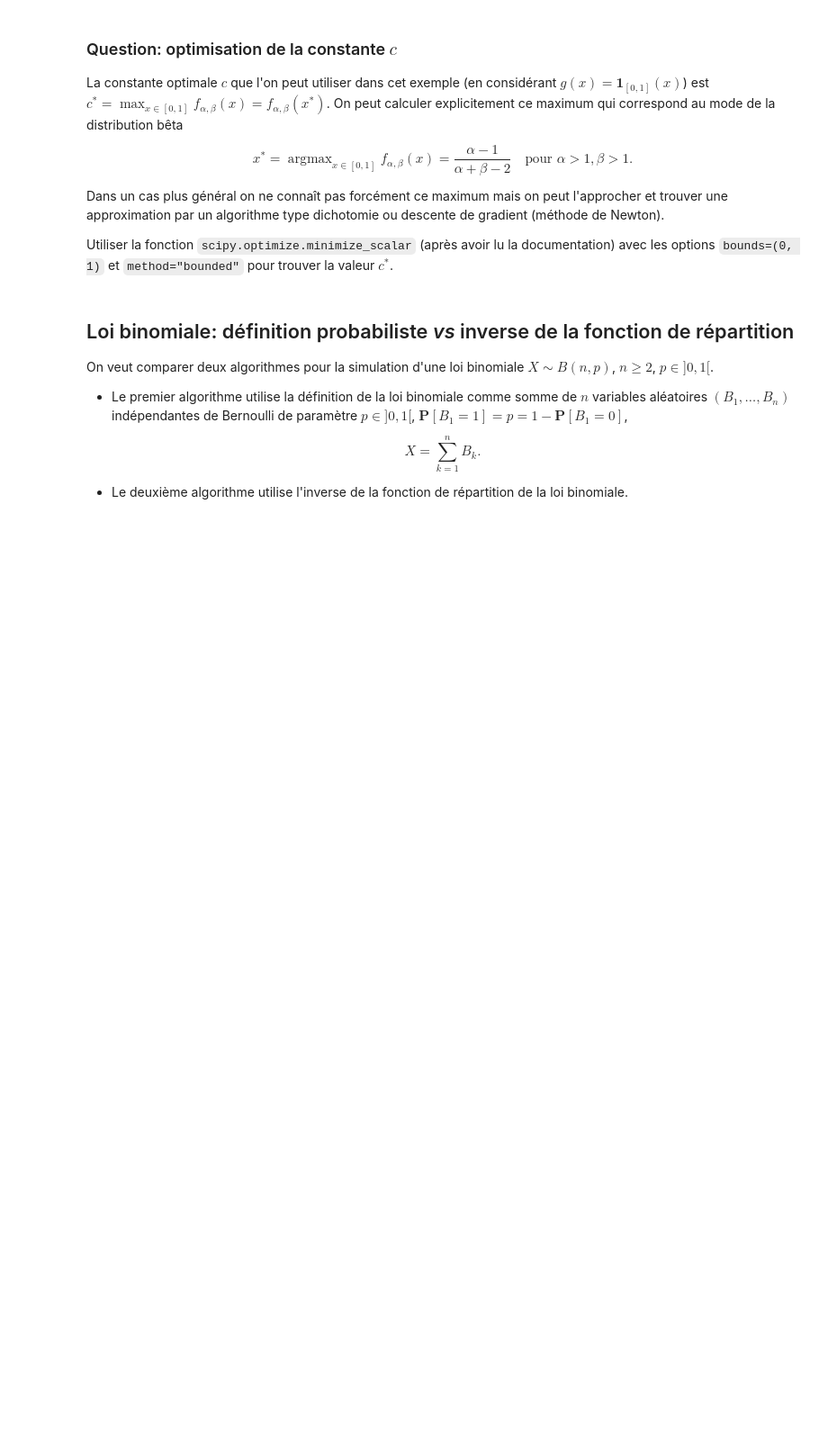
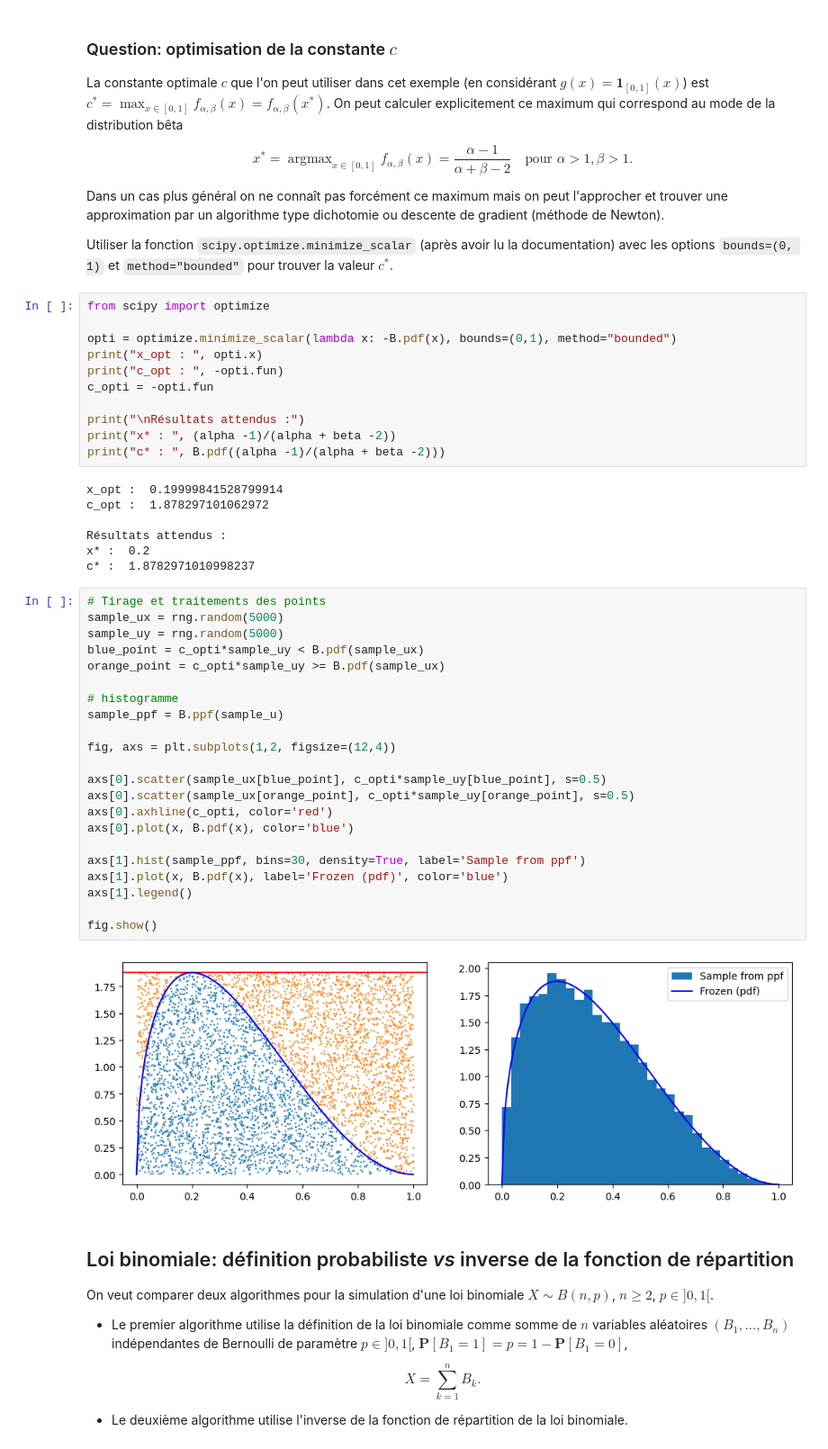
Before and after one commit to RoxaneC/M1-MATHS, a Jupyter notebook: Probabilités_Numériques/TP1/TP1 Sujet.ipynb, the cells around one changed output. Shown: that part at 90% size. Drawn from its saved outputs; the diff is of its cells as text; blank space fills up the shorter version.

```diff
--- a/Probabilités_Numériques/TP1/TP1 Sujet.ipynb
+++ b/Probabilités_Numériques/TP1/TP1 Sujet.ipynb
@@ -237,6 +237,48 @@ $$
 Dans un cas plus général on ne connaît pas forcément ce maximum mais on peut l'approcher et trouver une approximation par un algorithme type dichotomie ou descente de gradient (méthode de Newton).
 
 Utiliser la fonction `scipy.optimize.minimize_scalar` (après avoir lu la documentation) avec les options `bounds=(0, 1)` et `method="bounded"` pour trouver la valeur $c^*$.
+# %%
+from scipy import optimize
+
+opti = optimize.minimize_scalar(lambda x: -B.pdf(x), bounds=(0,1), method="bounded")
+print("x_opt : ", opti.x)
+print("c_opt : ", -opti.fun)
+c_opti = -opti.fun
+
+print("\nRésultats attendus :")
+print("x* : ", (alpha -1)/(alpha + beta -2))
+print("c* : ", B.pdf((alpha -1)/(alpha + beta -2)))
+# %% [output]
+x_opt :  0.19999841528799914
+c_opt :  1.878297101062972
+
+Résultats attendus :
+x* :  0.2
+c* :  1.8782971010998237
+# %%
+# Tirage et traitements des points
+sample_ux = rng.random(5000)
+sample_uy = rng.random(5000)
+blue_point = c_opti*sample_uy < B.pdf(sample_ux)
+orange_point = c_opti*sample_uy >= B.pdf(sample_ux)
+
+# histogramme
+sample_ppf = B.ppf(sample_u)
+
+fig, axs = plt.subplots(1,2, figsize=(12,4))
+
+axs[0].scatter(sample_ux[blue_point], c_opti*sample_uy[blue_point], s=0.5)
+axs[0].scatter(sample_ux[orange_point], c_opti*sample_uy[orange_point], s=0.5)
+axs[0].axhline(c_opti, color='red')
+axs[0].plot(x, B.pdf(x), color='blue')
+
+axs[1].hist(sample_ppf, bins=30, density=True, label='Sample from ppf')
+axs[1].plot(x, B.pdf(x), label='Frozen (pdf)', color='blue')
+axs[1].legend()
+
+fig.show()
+# %% [output]
+[figure, added]
 # %% [markdown]
 ## Loi binomiale: définition probabiliste _vs_ inverse de la fonction de répartition
 
```
Also changed, not shown: parts of 16 cells of this notebook, 1 other file.
